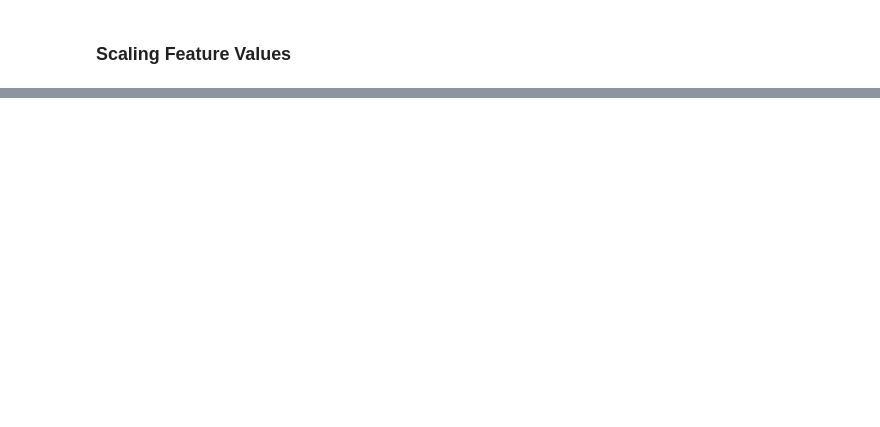
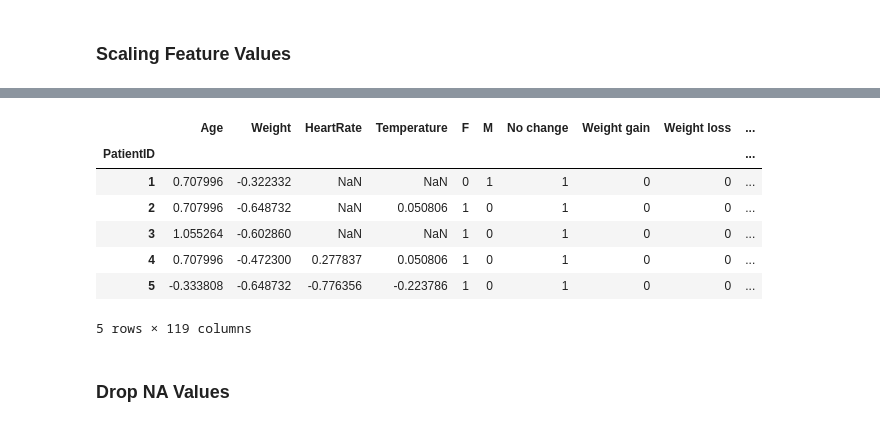
Before and after one commit to Kopixx/Project-4, a Jupyter notebook: logistic_regression_model.ipynb, the cells around one changed output, grey strips where cells are left out. Cells and saved outputs as stored; diff of their text form; code cells hidden in the pictures; blank space fills up the shorter version.

```diff
--- a/logistic_regression_model.ipynb
+++ b/logistic_regression_model.ipynb
@@ -83,0 +162,6 @@ dtype: object
+# %%
+#Create df of object variables
+object_df = data_df[['Breed', 'Sex', 'WeightChange']]
+
+#Check df
+object_df.head()
@@ -83,0 +176,6 @@ dtype: object
+# %%
+#Get dummies for sex
+sex_df = pd.get_dummies(object_df['Sex'])
+
+#Check df
+sex_df.head()
@@ -83,0 +190,6 @@ dtype: object
+# %%
+#Get dummies for WeightChange
+weightchange_df = pd.get_dummies(object_df['WeightChange'])
+
+#Check df
+weightchange_df.head()
@@ -83,0 +204,5 @@ dtype: object
+# %%
+#Get dummies for breed
+breed_df = pd.get_dummies(object_df['Breed'])
+
+breed_df.head()
@@ -83,0 +218,17 @@ dtype: object
+# %%
+#Concatonate all scaled dataframes
+scaled_df = pd.concat([scaled_num_cols_df, sex_df, weightchange_df, breed_df, bool_df], axis=1)
+
+#Check df
+scaled_df.head()
+# %% [output]
+|  | Age | Weight | HeartRate | Temperature | F | M | No change | Weight gain | Weight loss | ... |
+| PatientID |  |  |  |  |  |  |  |  |  | ... |
+| 1 | 0.707996 | -0.322332 | NaN | NaN | 0 | 1 | 1 | 0 | 0 | ... |
+| 2 | 0.707996 | -0.648732 | NaN | 0.050806 | 1 | 0 | 1 | 0 | 0 | ... |
+| 3 | 1.055264 | -0.602860 | NaN | NaN | 1 | 0 | 1 | 0 | 0 | ... |
+| 4 | 0.707996 | -0.472300 | 0.277837 | 0.050806 | 1 | 0 | 1 | 0 | 0 | ... |
+| 5 | -0.333808 | -0.648732 | -0.776356 | -0.223786 | 1 | 0 | 1 | 0 | 0 | ... |
+5 rows × 119 columns
+# %% [markdown]
+### Drop NA Values
```
Also changed, not shown: parts of 24 cells of this notebook, 1 other file.
